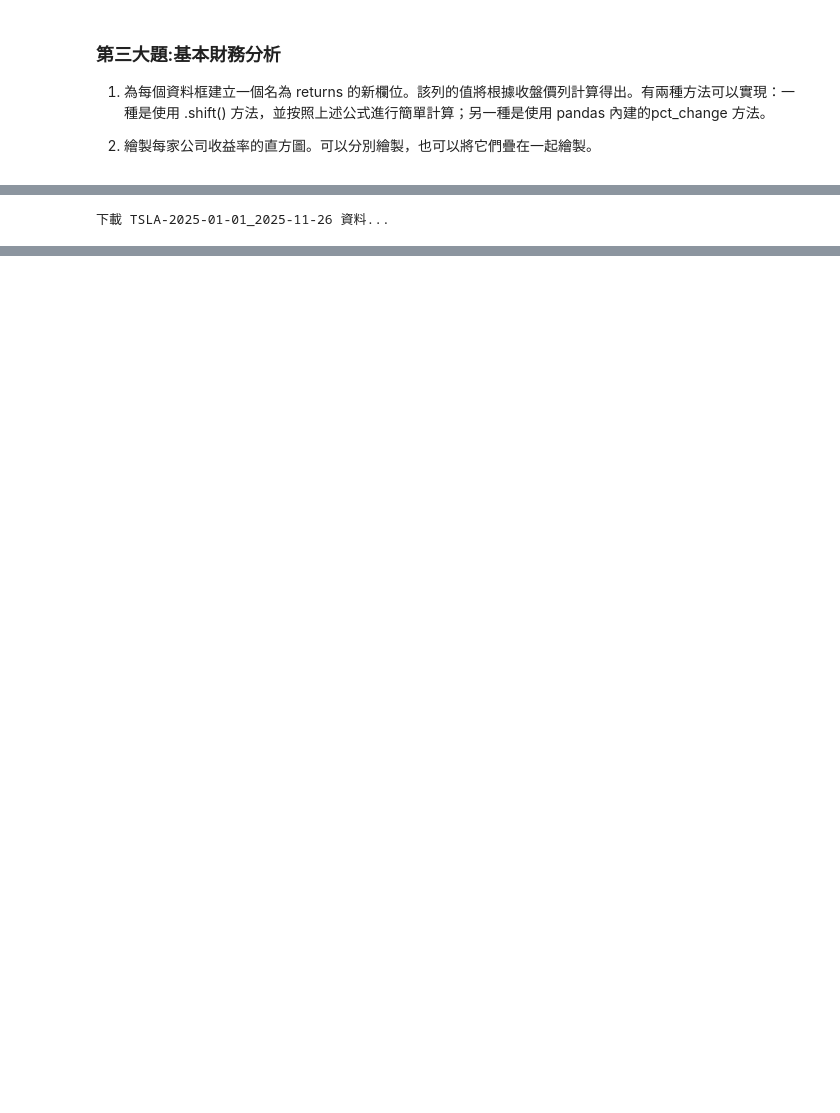
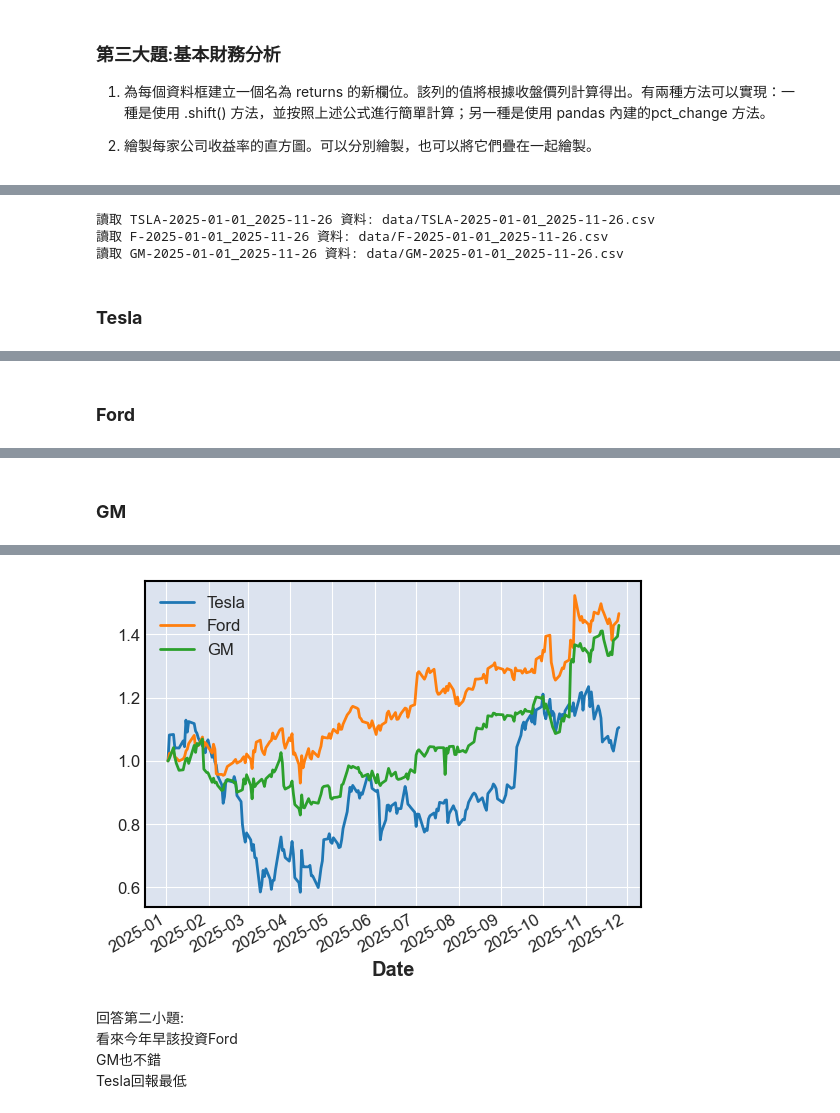
Before and after one commit to yue806161/CPA_midterm_assignment, a Jupyter notebook: main.ipynb, the cells around one changed output, grey strips where cells are left out. Drawn from its saved outputs; the diff is of its cells as text; code cells hidden in the pictures; blank space fills up the shorter version.

```diff
--- a/main.ipynb
+++ b/main.ipynb
@@ -228,21 +253,42 @@ start = datetime(2025, 1, 1)
 end = datetime(2025, 11, 26)
 
 tesla_fourth = StockData('TSLA', 'tesla', session, start, end)
+time.sleep(1)
 ford_fourth = StockData('F', 'ford', session, start, end)
+time.sleep(1)
 gm_fourth = StockData('GM', 'gm', session, start, end)
+time.sleep(1)
 
 tesla_fourth.data['daily_cumulative_return'] = (
-    1 + tesla_fourth.data['pct_daily_return']
+    1 + tesla_fourth.data['Close'].pct_change(1).fillna(0)
 ).cumprod()
 ford_fourth.data['daily_cumulative_return'] = (
-    1 + ford_fourth.data['pct_daily_return']
+    1 + ford_fourth.data['Close'].pct_change(1).fillna(0)
 ).cumprod()
 gm_fourth.data['daily_cumulative_return'] = (
-    1 + gm_fourth.data['pct_daily_return']
+    1 + gm_fourth.data['Close'].pct_change(1).fillna(0)
 ).cumprod()
 
-print(tesla_fourth.data['daily_cumulative_return'].tail())
-print(ford_fourth.data['daily_cumulative_return'].tail())
-print(gm_fourth.data['daily_cumulative_return'].tail())
+
+# 第一小題
+display(Markdown('### **Tesla**'))
+display(tesla_fourth.data['daily_cumulative_return'])
+
+display(Markdown('### **Ford**'))
+display(ford_fourth.data['daily_cumulative_return'])
+
+display(Markdown('### **GM**'))
+display(gm_fourth.data['daily_cumulative_return'])
+
+# 第二小題
+tesla_fourth.data['daily_cumulative_return'].plot(label='Tesla')
+ford_fourth.data['daily_cumulative_return'].plot(label='Ford')
+gm_fourth.data['daily_cumulative_return'].plot(label='GM')
+
+plt.legend()
+plt.show()
 # %% [output]
-下載 TSLA-2025-01-01_2025-11-26 資料...
+讀取 TSLA-2025-01-01_2025-11-26 資料: data/TSLA-2025-01-01_2025-11-26.csv
+讀取 F-2025-01-01_2025-11-26 資料: data/F-2025-01-01_2025-11-26.csv
+讀取 GM-2025-01-01_2025-11-26 資料: data/GM-2025-01-01_2025-11-26.csv
+### **Tesla**
@@ -249,0 +308 @@ YFRateLimitError: Too Many Requests. Rate limited. Try after a while.
+### **Ford**
@@ -249,0 +322 @@ YFRateLimitError: Too Many Requests. Rate limited. Try after a while.
+### **GM**
@@ -249,0 +336,6 @@ YFRateLimitError: Too Many Requests. Rate limited. Try after a while.
+[figure, added]
+# %% [markdown]
+回答第二小題:
+看來今年早該投資Ford
+GM也不錯
+Tesla回報最低
```
Also changed, not shown: parts of 9 cells of this notebook, 4 other files.
